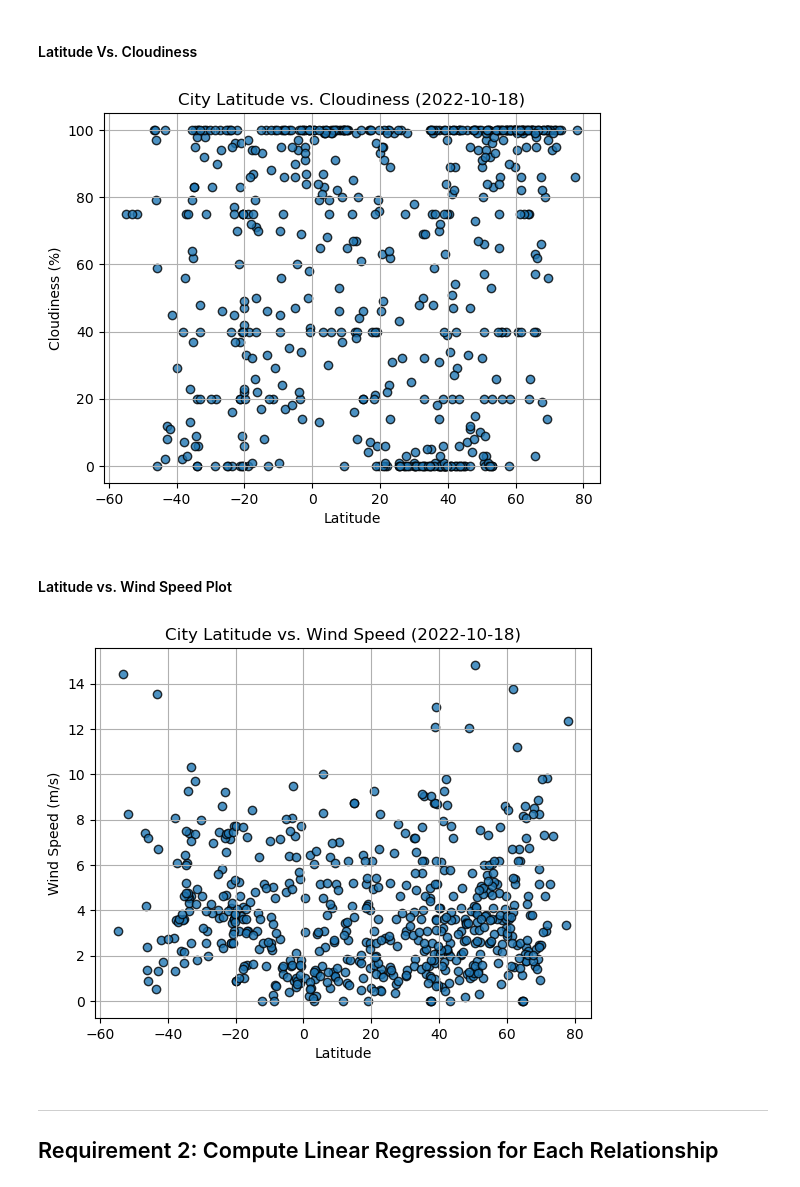
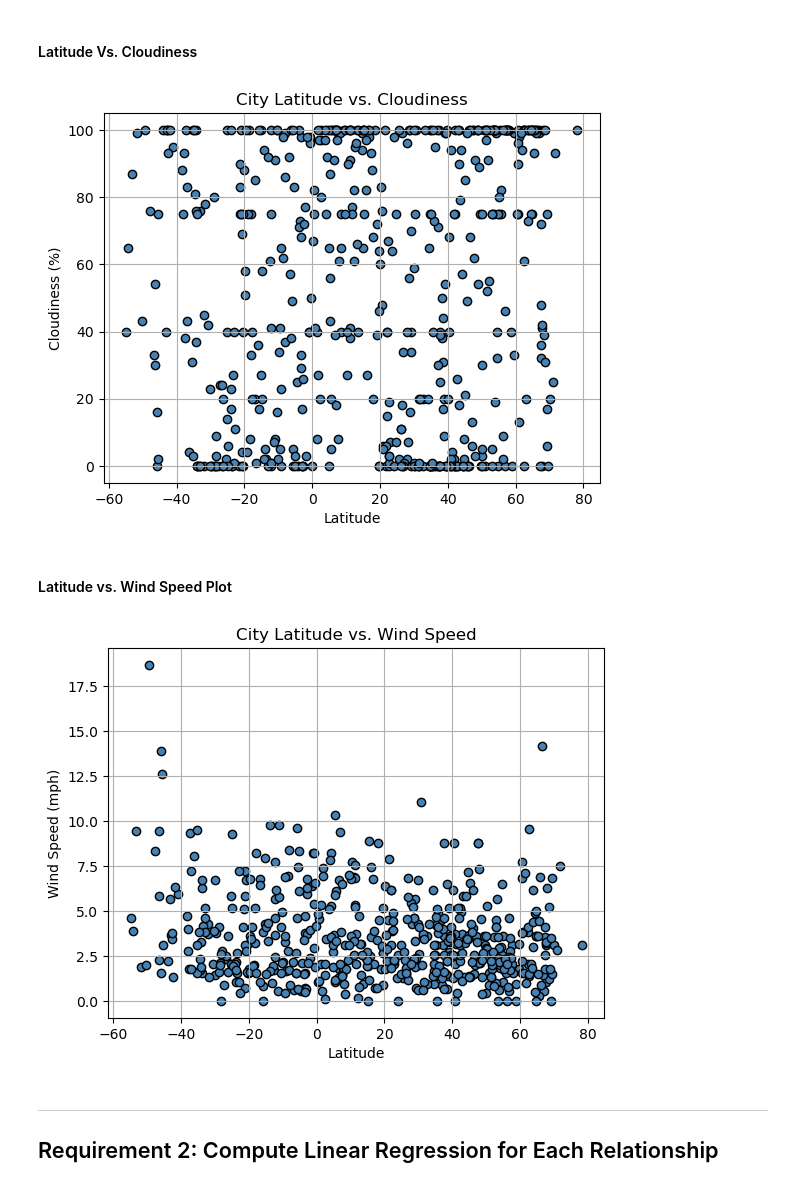
Before and after one commit to sarsteg/weather-vacation-python-api, a Jupyter notebook: WeatherPy.ipynb, the cells around one changed output. Cells and saved outputs as stored; diff of their text form; code cells hidden in the pictures.

```diff
--- a/WeatherPy.ipynb
+++ b/WeatherPy.ipynb
@@ -221,10 +227,13 @@ plt.show()
 #### Latitude Vs. Cloudiness
 # %%
 # Build the scatter plots for latitude vs. cloudiness
-# YOUR CODE HERE
+plt.scatter(city_data_df["Lat"], city_data_df["Cloudiness"], facecolor="steelblue", edgecolor="black")
 
 # Incorporate the other graph properties
-# YOUR CODE HERE
+plt.title("City Latitude vs. Cloudiness")
+plt.ylabel("Cloudiness (%)")
+plt.xlabel("Latitude")
+plt.grid(True)
 
 # Save the figure
 plt.savefig("output_data/Fig3.png")
@@ -232,23 +241,26 @@ plt.savefig("output_data/Fig3.png")
 # Show plot
 plt.show()
 # %% [output]
-[figure, old version]
+[figure, new version]
 # %% [markdown]
 #### Latitude vs. Wind Speed Plot
 # %%
 # Build the scatter plots for latitude vs. wind speed
-# YOUR CODE HERE
+plt.scatter(city_data_df["Lat"], city_data_df["Wind Speed"], facecolor="steelblue", edgecolor="black")
 
 # Incorporate the other graph properties
-# YOUR CODE HERE
+plt.title("City Latitude vs. Wind Speed")
+plt.ylabel("Wind Speed (mph)")
+plt.xlabel("Latitude")
+plt.grid(True)
 
 # Save the figure
 plt.savefig("output_data/Fig4.png")
 
 # Show plot
 plt.show()
 # %% [output]
-[figure, old version]
+[figure, new version]
 # %% [markdown]
 ---
 
```
Also changed, not shown: parts of 2 cells of this notebook, 8 other files.
